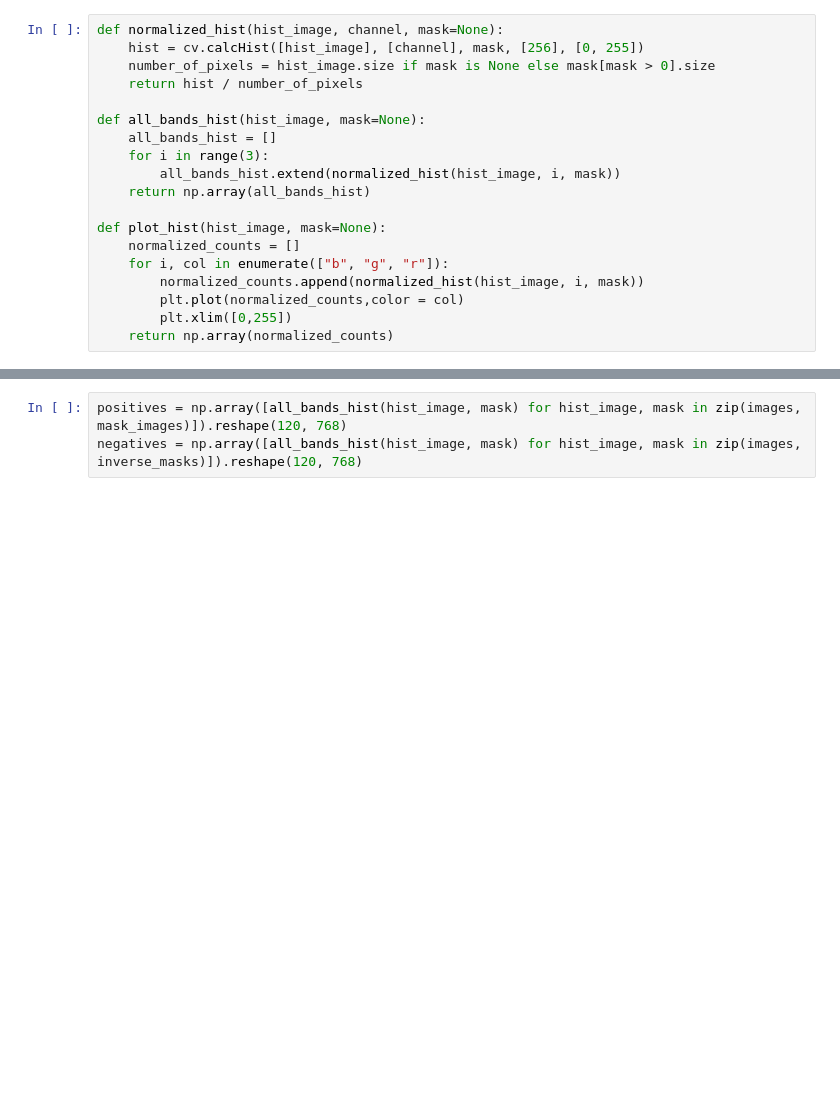
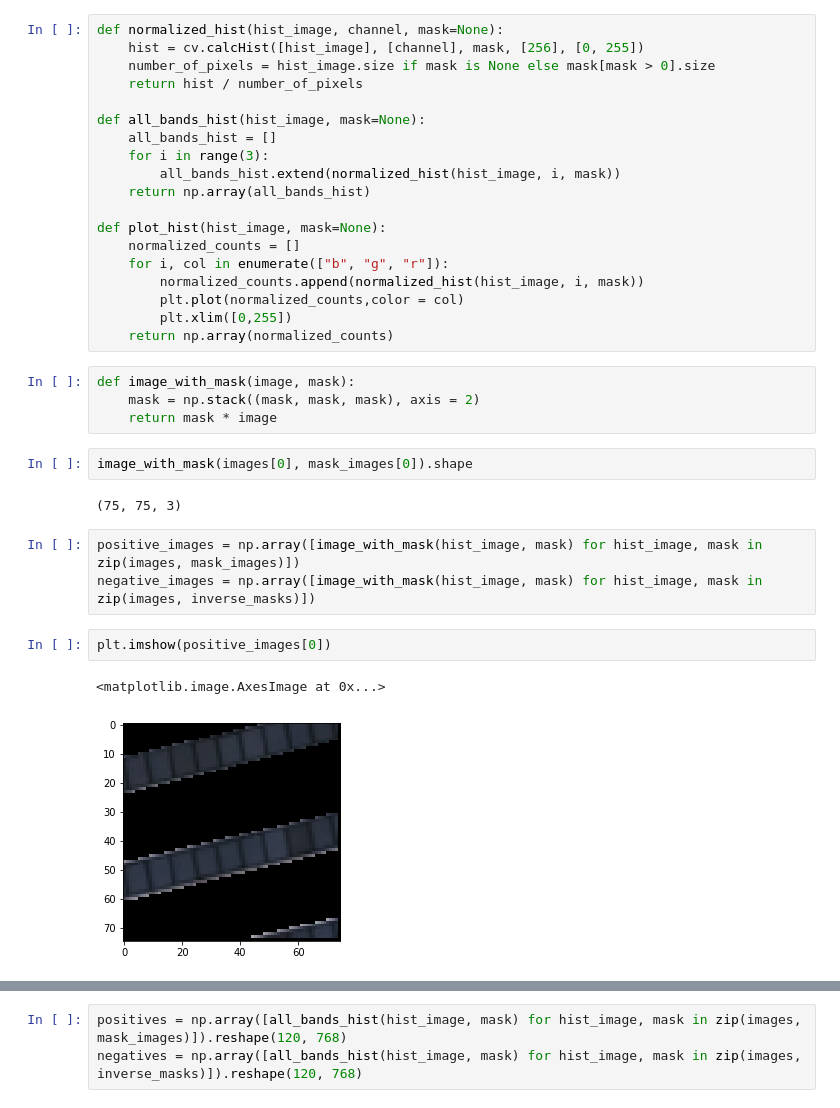
Before and after one commit to thinkpractice/DeepSolaris, a Jupyter notebook: AnalyzeHistograms.ipynb, the cells around one changed output, grey strips where cells are left out. Saved outputs shown, nothing was run; the diff lists cells and outputs as text; blank space fills up the shorter version.

```diff
--- a/AnalyzeHistograms.ipynb
+++ b/AnalyzeHistograms.ipynb
@@ -53,3 +53,19 @@ def plot_hist(hist_image, mask=None):
         plt.plot(normalized_counts,color = col)
         plt.xlim([0,255])
     return np.array(normalized_counts)
+# %%
+def image_with_mask(image, mask):
+    mask = np.stack((mask, mask, mask), axis = 2)
+    return mask * image
+# %%
+image_with_mask(images[0], mask_images[0]).shape
+# %% [output]
+(75, 75, 3)
+# %%
+positive_images = np.array([image_with_mask(hist_image, mask) for hist_image, mask in zip(images, mask_images)])
+negative_images = np.array([image_with_mask(hist_image, mask) for hist_image, mask in zip(images, inverse_masks)])
+# %%
+plt.imshow(positive_images[0])
+# %% [output]
+<matplotlib.image.AxesImage at 0x...>
+[figure, added]
```
Also changed, not shown: parts of 14 cells of this notebook.
